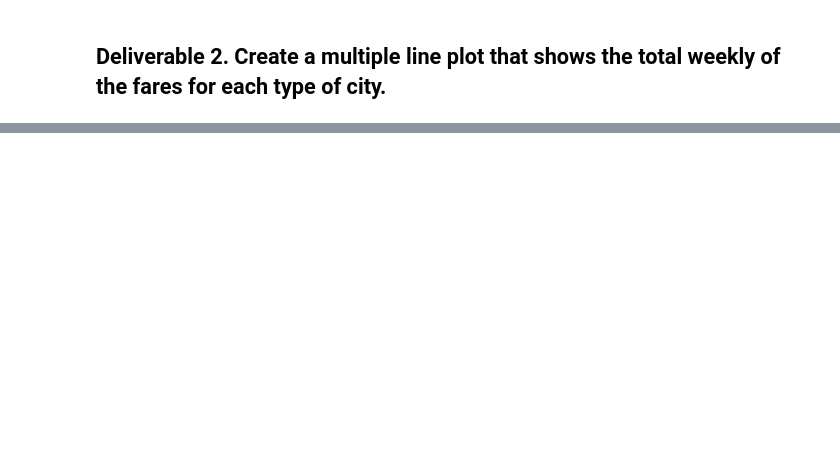
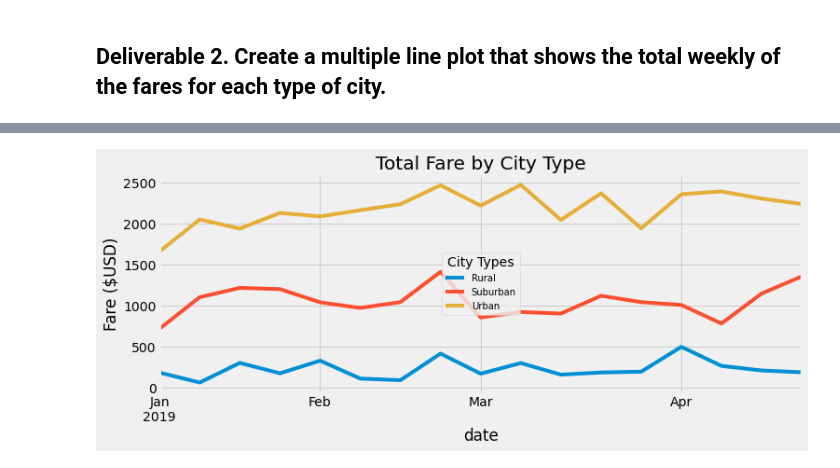
Before and after one commit to BenjaminAguayo/PyBer_Analysis, a Jupyter notebook: PyBer_Challenge.ipynb, the cells around one changed output, grey strips where cells are left out. Drawn from its saved outputs; the diff is of its cells as text; code cells hidden in the pictures; blank space fills up the shorter version.

```diff
--- a/PyBer_Challenge.ipynb
+++ b/PyBer_Challenge.ipynb
@@ -158,3 +204,5 @@ ValueError: Cannot specify ',' with 's'.
 # %%
 # 4. Create a pivot table with the 'date' as the index, the columns ='type', and values='fare'
 # to get the total fares for each type of city by the date.
+pyber_sum_fare_pivot = pyber_sum_fare.pivot(index='date', columns='type', values='fare')
+pyber_sum_fare_pivot
@@ -161,2 +224,4 @@ ValueError: Cannot specify ',' with 's'.
 # %%
 # 5. Create a new DataFrame from the pivot table DataFrame using loc on the given dates, '2019-01-01':'2019-04-29'.
+pyber_loc_pivot = pyber_sum_fare_pivot.loc['2019-01-01':'2019-04-29']
+pyber_loc_pivot
@@ -163,5 +256,6 @@ ValueError: Cannot specify ',' with 's'.
 # %%
 # 6. Set the "date" index to datetime datatype. This is necessary to use the resample() method in Step 8.
 # df.index = pd.to_datetime(df.index)
+pyber_loc_pivot.index = pd.to_datetime(pyber_loc_pivot.index)
 # %%
 # 7. Check that the datatype for the index is datetime using df.info()
@@ -168,2 +274,4 @@ ValueError: Cannot specify ',' with 's'.
 # %%
 # 8. Create a new DataFrame using the "resample()" function by week 'W' and get the sum of the fares for each week.
+pyber_loc_pivot_week = pyber_loc_pivot.resample('W').sum()
+pyber_loc_pivot_week
@@ -170,7 +298,18 @@ ValueError: Cannot specify ',' with 's'.
 # %%
 # 8. Using the object-oriented interface method, plot the resample DataFrame using the df.plot() function.
 
 # Import the style from Matplotlib.
 from matplotlib import style
 # Use the graph style fivethirtyeight.
+
+pyber_loc_pivot_week.plot(figsize=(11,4))
 style.use('fivethirtyeight')
+plt.title('Total Fare by City Type')
+plt.ylabel('Fare ($USD)')
+
+lgnd = plt.legend(fontsize="10", mode="Expanded", loc='center', title="City Types")
+
+plt.savefig("Resources/Pyber_fare_summary.png")
+plt.show()
+# %% [output]
+[figure, added]
```
Also changed, not shown: parts of 9 cells of this notebook, 3 other files.
